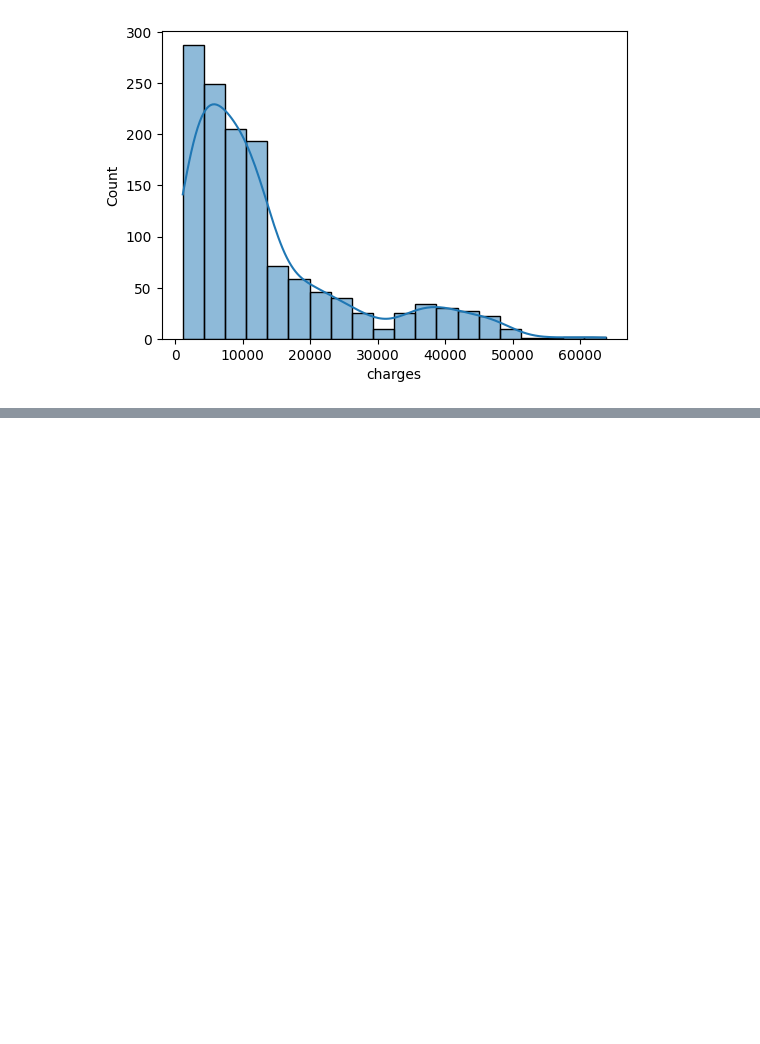
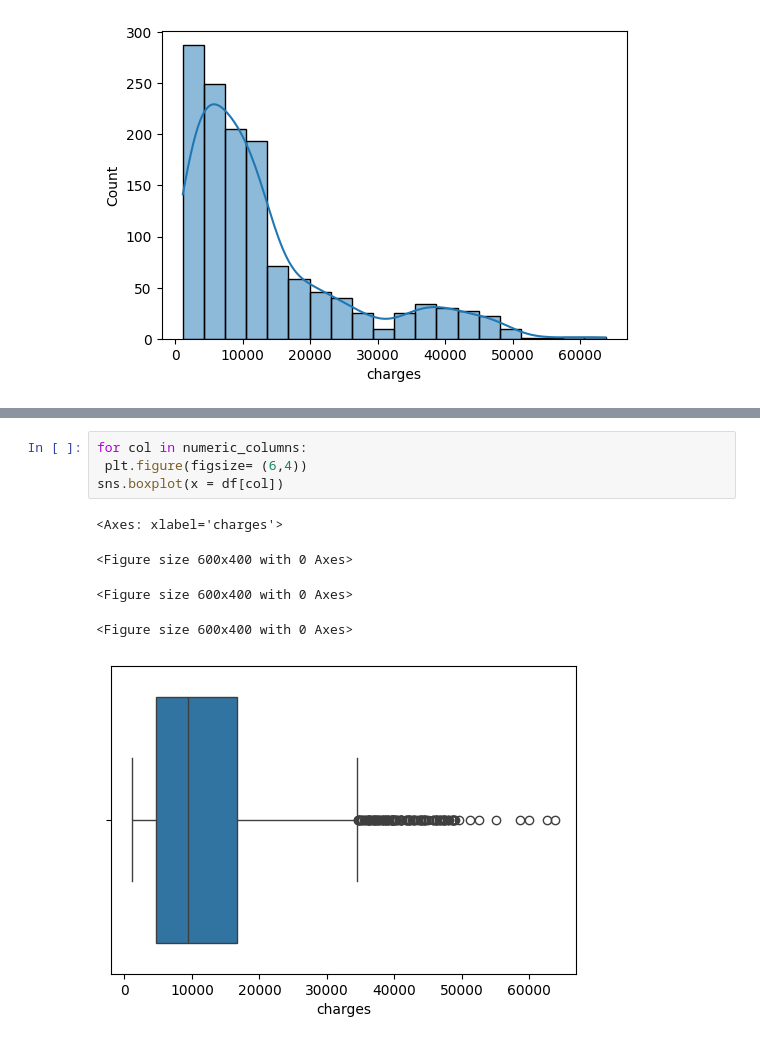
Before and after one commit to nabin12468/ML-WORK, a Jupyter notebook: DataAnalysis.ipynb, the cells around one changed output, grey strips where cells are left out. Saved outputs shown, nothing was run; the diff lists cells and outputs as text; blank space fills up the shorter version.

```diff
--- a/DataAnalysis.ipynb
+++ b/DataAnalysis.ipynb
@@ -100,0 +111,10 @@ sns.countplot(df['children'])
+# %%
+for col in numeric_columns:
+ plt.figure(figsize= (6,4))
+sns.boxplot(x = df[col])
+# %% [output]
+<Axes: xlabel='charges'>
+<Figure size 600x400 with 0 Axes>
+<Figure size 600x400 with 0 Axes>
+<Figure size 600x400 with 0 Axes>
+[figure, added]
```
Also changed, not shown: parts of 26 cells of this notebook.
